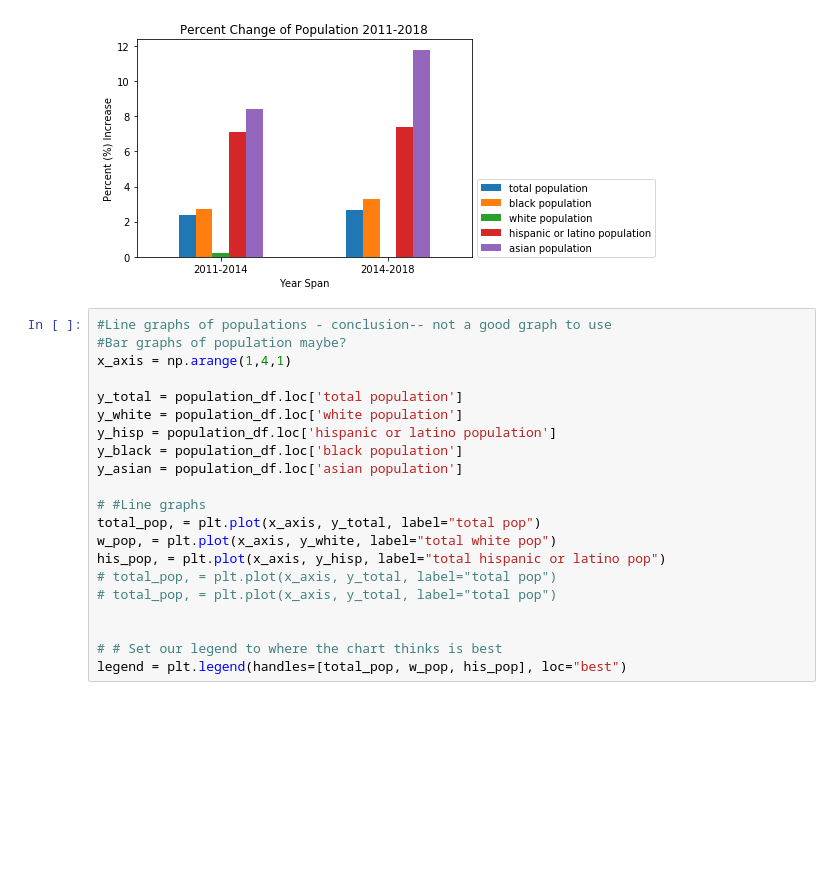
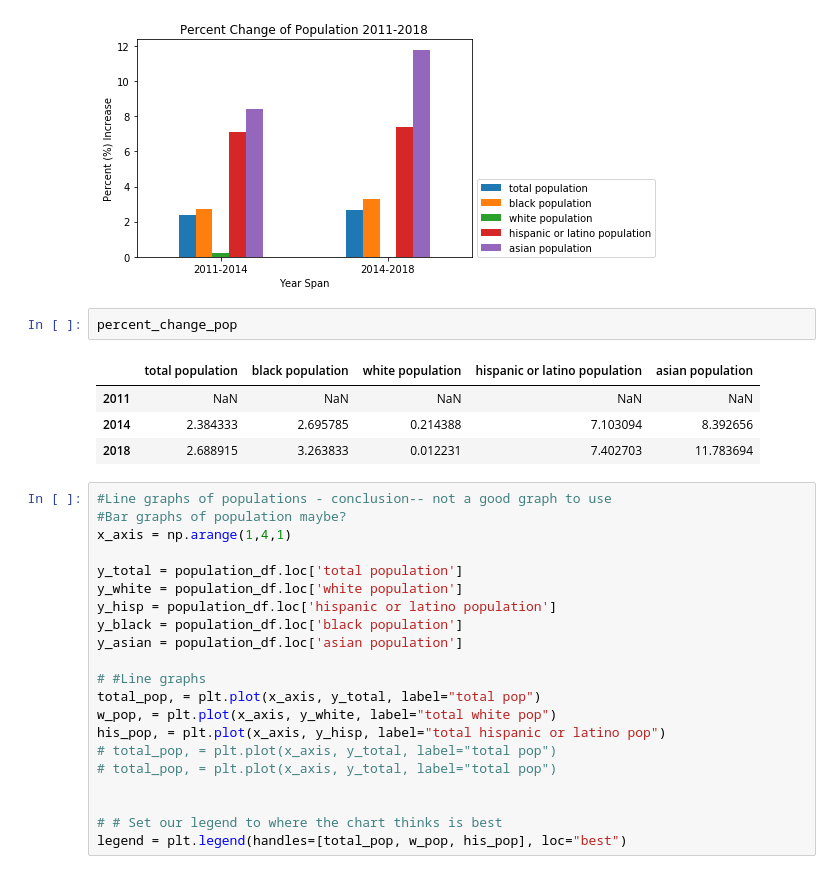
Before and after one commit to cullen-andrews/project-one, a Jupyter notebook: analysis/Census_Data-Analysis-G.ipynb, the cells around one changed output. Saved outputs shown, nothing was run; the diff lists cells and outputs as text; blank space fills up the shorter version.

```diff
--- a/analysis/Census_Data-Analysis-G.ipynb
+++ b/analysis/Census_Data-Analysis-G.ipynb
@@ -285,6 +286,13 @@ fig = ax.get_figure()
 fig.savefig('../images/barchart_pop_change_percent.png', bbox_inches='tight')
 # %% [output]
 [figure]
+# %%
+percent_change_pop
+# %% [output]
+|  | total population | black population | white population | hispanic or latino population | asian population |
+| 2011 | NaN | NaN | NaN | NaN | NaN |
+| 2014 | 2.384333 | 2.695785 | 0.214388 | 7.103094 | 8.392656 |
+| 2018 | 2.688915 | 3.263833 | 0.012231 | 7.402703 | 11.783694 |
 # %%
 #Line graphs of populations - conclusion-- not a good graph to use
 #Bar graphs of population maybe?
```
Also changed, not shown: parts of 2 cells of this notebook, 1 other file.
